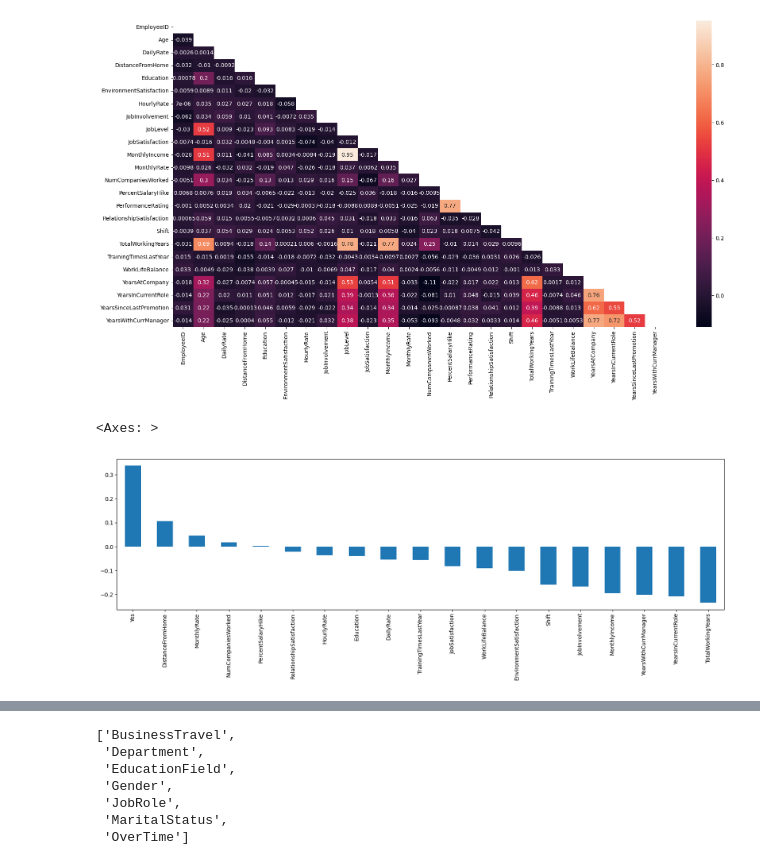
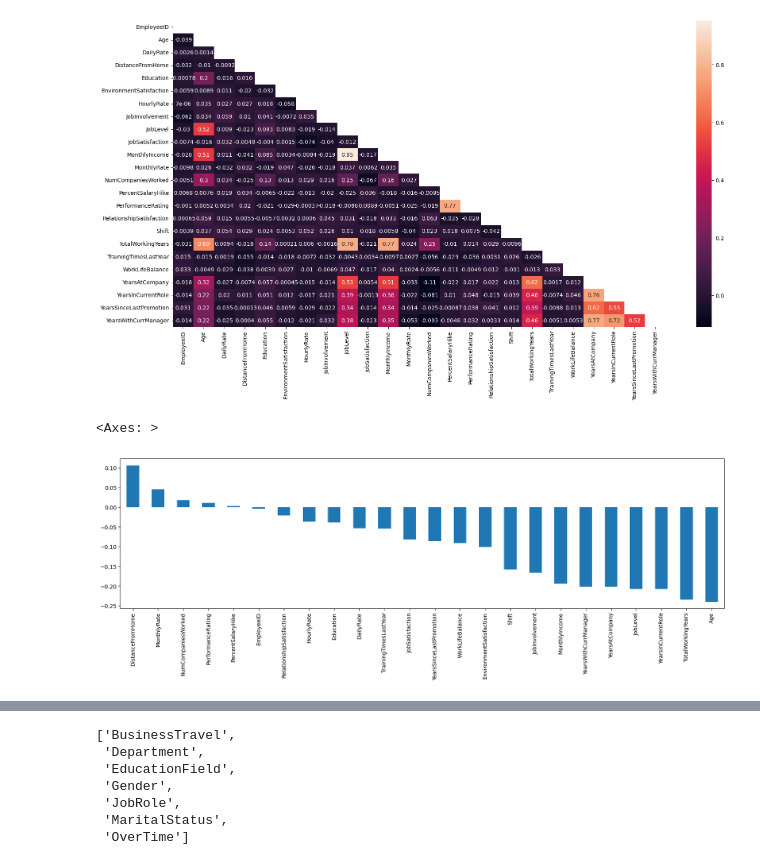
Before and after one commit to Marcos-Verdi/DA_Cls_healthcareAttrition, a Jupyter notebook: healthcare_attrition_analysis.ipynb, the cells around one changed output, grey strips where cells are left out. Cells and saved outputs as stored; diff of their text form; code cells hidden in the pictures.

```diff
--- a/healthcare_attrition_analysis.ipynb
+++ b/healthcare_attrition_analysis.ipynb
@@ -266,10 +237,10 @@ sns.heatmap(df1.corr(),mask=mask,annot=True)
 # %%
-corr = merged1.corr()
+corr = df1.corr()
 plt.figure(figsize=(20,5))
 corr['Attrition'].sort_values(ascending=False)[1:].plot(kind="bar")
 # %% [output]
 <Axes: >
-[figure, old version]
+[figure, new version]
 # %%
 df1.info()
 # %% [output]
```
Also changed, not shown: parts of 21 cells of this notebook.
